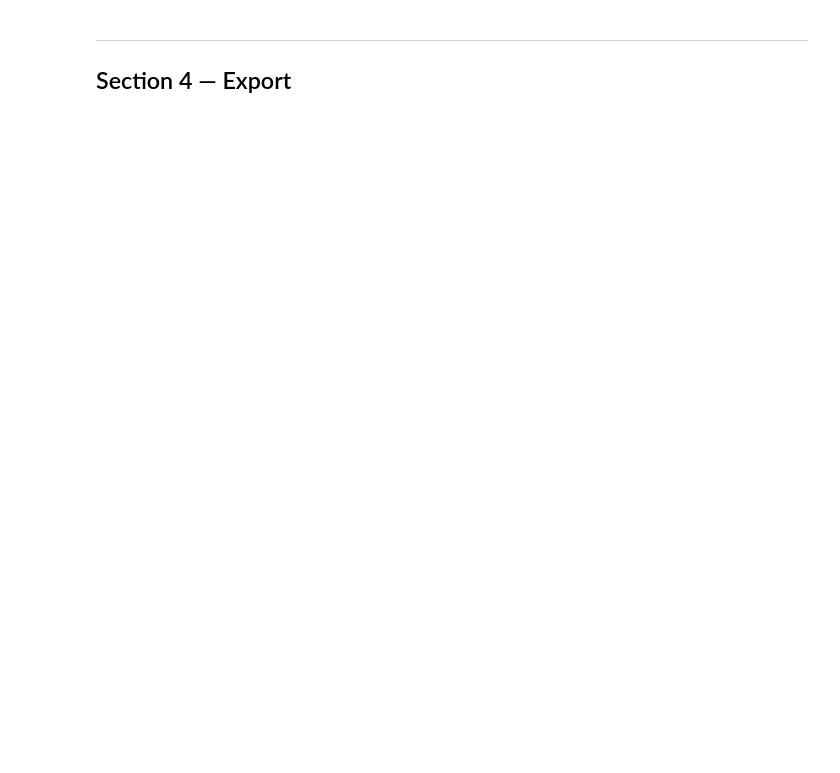
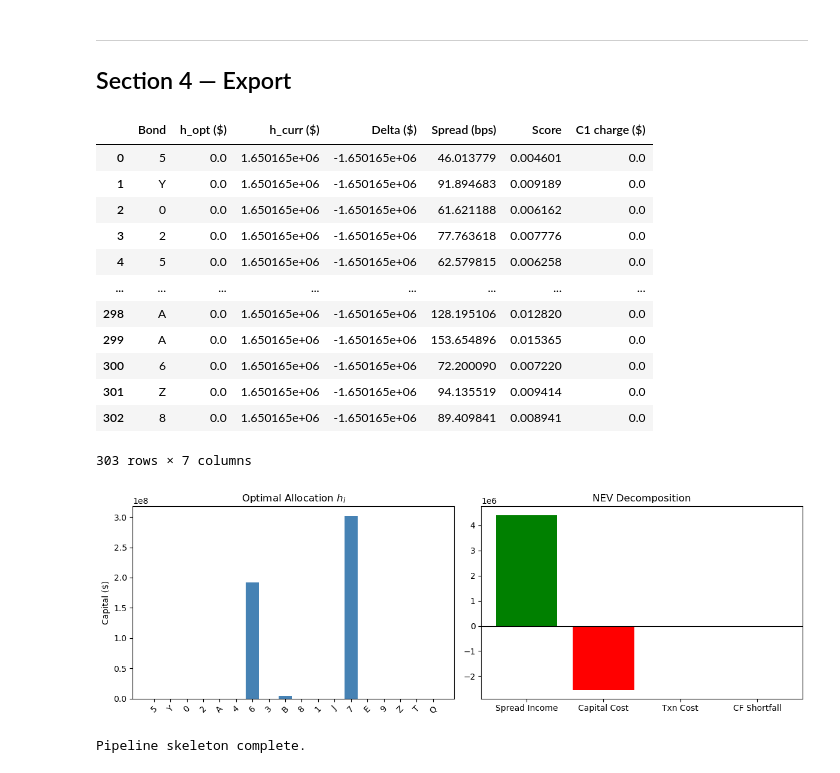
Before and after one commit to tutur787/Pyxidr-Capstone-Project, a Jupyter notebook: Optimization/FABN_Optimizer_Gurobi.ipynb, the cells around one changed output. Saved outputs shown, nothing was run; the diff lists cells and outputs as text; code cells hidden in the pictures; blank space fills up the shorter version.

Commit message:
Add FABN data pipeline and wire optimizer inputs

```diff
--- a/Optimization/FABN_Optimizer_Gurobi.ipynb
+++ b/Optimization/FABN_Optimizer_Gurobi.ipynb
@@ -261,7 +405,7 @@ if model.Status == GRB.OPTIMAL:
     # --- NEV component breakdown ---
     nev_val           = model.ObjVal
     spread_income_val = float(sum(score[i] * h_opt[i] for i in range(N)))
-    C1_val            = float(sum(c1_th[i] * h_opt[i] for i in range(N)))
+    C1_val            = float(sum(theta[i] * h_opt[i] for i in range(N)))
     C3_val            = alpha_w * (d_pos.X + d_neg.X)
     capital_cost_val  = gamma_w * (C1_val + C3_val)
     txn_cost_val      = float(sum(tau[i] * (tc_plus[i].X + tc_minus[i].X) for i in range(N)))
@@ -287,7 +431,7 @@ if model.Status == GRB.OPTIMAL:
     print(f"{'='*55}")
     print(f"  Allocations:")
     for i in range(N):
-        print(f"    {BONDS[i][0]:22s}  h = ${h_opt[i]:>10,.2f}  "
+        print(f"    {CUSIPS[i][0]:22s}  h = ${h_opt[i]:>10,.2f}  "
               f"(score={score[i]:+.4f})")
 
     # --- Constraint status table ---
@@ -323,13 +502,13 @@ else:
 
 # --- Export allocation table to CSV ---
 results_df = pd.DataFrame({
-    "Bond"         : [b[0] for b in BONDS],
+    "Bond"         : [b[0] for b in CUSIPS],
     "h_opt ($)"    : h_opt,
     "h_curr ($)"   : h_curr,
     "Delta ($)"    : h_opt - h_curr,
     "Spread (bps)" : spread * 10_000,
     "Score"        : score,
-    "C1 charge ($)": c1_th * h_opt,
+    "C1 charge ($)": theta * h_opt,
 })
 results_df.to_csv("optimizer_results.csv", index=False)
 display(results_df)
@@ -338,31 +517,47 @@ display(results_df)
 summary = pd.Series({
     "NEV ($)"               : nev_val,
     "Spread Income ($)"     : spread_income_val,
     "Capital Cost ($)"      : capital_cost_val,
     "Transaction Costs ($)" : txn_cost_val,
     "CF Shortfall Penalty ($)": cf_penalty_val,
     "D_avg (yrs)"           : D_avg,
     "RBC Ratio (x)"         : RBC_val,
 })
 summary.to_frame("Value").to_excel("nev_summary.xlsx")
 
 # --- Visualizations ---
 fig, axes = plt.subplots(1, 2, figsize=(12, 4))
 
-axes[0].bar([b[0] for b in BONDS], h_opt, color="steelblue")
+axes[0].bar([b[0] for b in CUSIPS], h_opt, color="steelblue")
 axes[0].set_title("Optimal Allocation $h_i$")
 axes[0].set_ylabel("Capital ($)")
 axes[0].tick_params(axis='x', rotation=45)
 
 components = [spread_income_val, -capital_cost_val, -txn_cost_val, -cf_penalty_val]
 labels     = ["Spread Income", "Capital Cost", "Txn Cost", "CF Shortfall"]
 colors     = ["green" if v >= 0 else "red" for v in components]
 axes[1].bar(labels, components, color=colors)
 axes[1].axhline(0, color="black", linewidth=0.8)
 axes[1].set_title("NEV Decomposition")
 
 plt.tight_layout()
 plt.savefig("nev_breakdown.png", dpi=150)
 plt.show()
 
 print("Pipeline skeleton complete.")
+# %% [output]
+|  | Bond | h_opt ($) | h_curr ($) | Delta ($) | Spread (bps) | Score | C1 charge ($) |
+| 0 | 5 | 0.0 | 1.650165e+06 | -1.650165e+06 | 46.013779 | 0.004601 | 0.0 |
+| 1 | Y | 0.0 | 1.650165e+06 | -1.650165e+06 | 91.894683 | 0.009189 | 0.0 |
+| 2 | 0 | 0.0 | 1.650165e+06 | -1.650165e+06 | 61.621188 | 0.006162 | 0.0 |
+| 3 | 2 | 0.0 | 1.650165e+06 | -1.650165e+06 | 77.763618 | 0.007776 | 0.0 |
+| 4 | 5 | 0.0 | 1.650165e+06 | -1.650165e+06 | 62.579815 | 0.006258 | 0.0 |
+| ... | ... | ... | ... | ... | ... | ... | ... |
+| 298 | A | 0.0 | 1.650165e+06 | -1.650165e+06 | 128.195106 | 0.012820 | 0.0 |
+| 299 | A | 0.0 | 1.650165e+06 | -1.650165e+06 | 153.654896 | 0.015365 | 0.0 |
+| 300 | 6 | 0.0 | 1.650165e+06 | -1.650165e+06 | 72.200090 | 0.007220 | 0.0 |
+| 301 | Z | 0.0 | 1.650165e+06 | -1.650165e+06 | 94.135519 | 0.009414 | 0.0 |
+| 302 | 8 | 0.0 | 1.650165e+06 | -1.650165e+06 | 89.409841 | 0.008941 | 0.0 |
+303 rows × 7 columns
+[figure, added]
+Pipeline skeleton complete.
```
Also changed, not shown: parts of 10 cells of this notebook, 2 other files.
